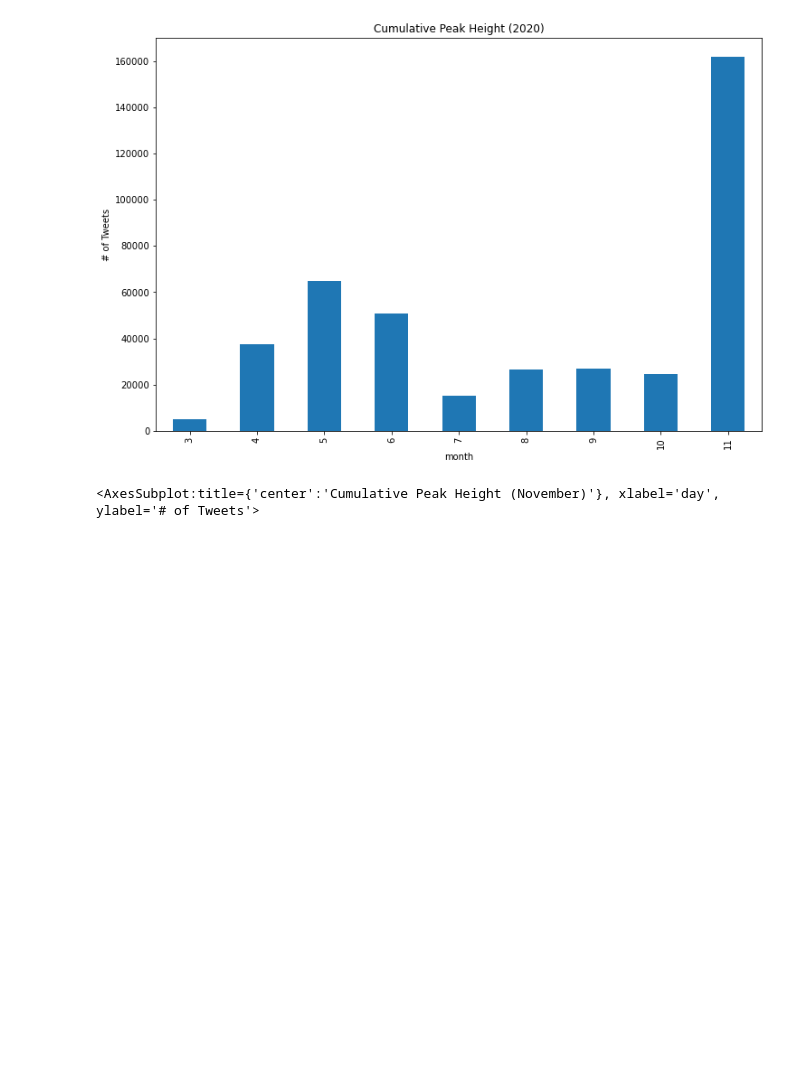
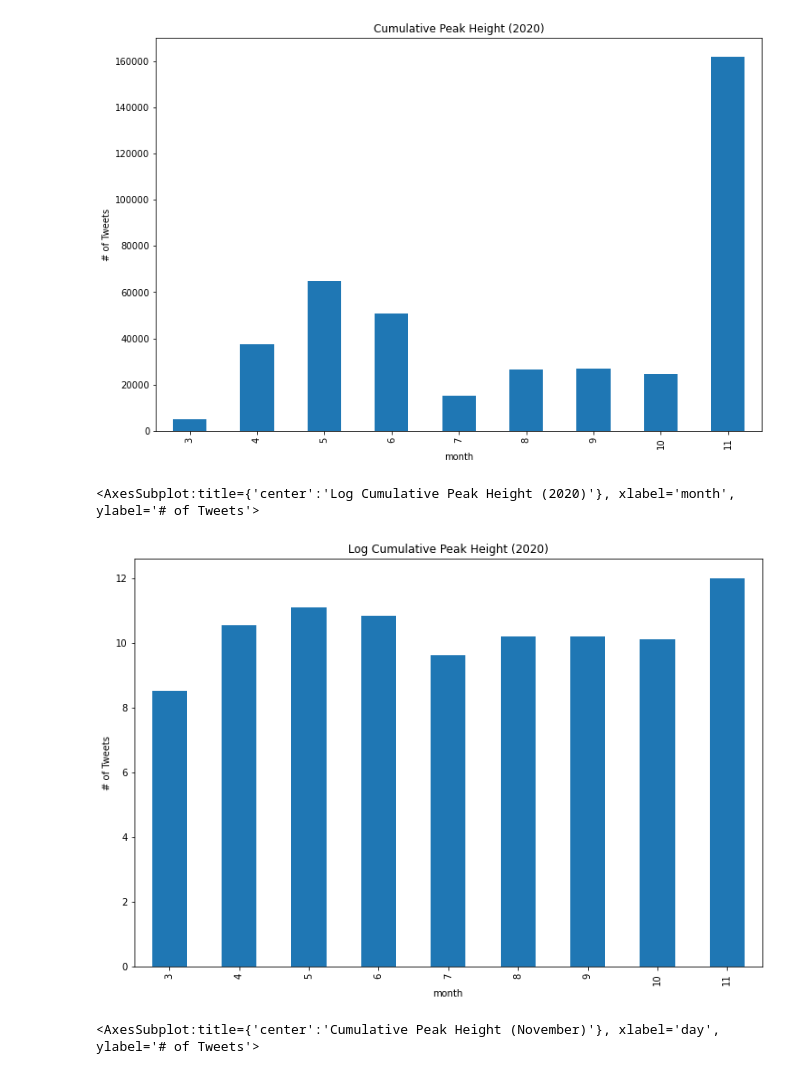
Before and after one commit to jlt10/hoaxy-misinfo, a Jupyter notebook: notebooks/ArticleFeatureCreation.ipynb, the cells around one changed output. Drawn from its saved outputs; the diff is of its cells as text; code cells hidden in the pictures; blank space fills up the shorter version.

```diff
--- a/notebooks/ArticleFeatureCreation.ipynb
+++ b/notebooks/ArticleFeatureCreation.ipynb
@@ -82,6 +93,17 @@ by_month_df["peak_height"].plot.bar(
 # %% [output]
 <AxesSubplot:title={'center':'Cumulative Peak Height (2020)'}, xlabel='month', ylabel='# of Tweets'>
 [figure]
+# %%
+log_by_month_df = by_month_df.copy()
+log_by_month_df["log_height"] = np.log(log_by_month_df.peak_height)
+log_by_month_df["log_height"].plot.bar(
+    title="Log Cumulative Peak Height (2020)",
+    ylabel="# of Tweets",
+    figsize=(12,8)
+)
+# %% [output]
+<AxesSubplot:title={'center':'Log Cumulative Peak Height (2020)'}, xlabel='month', ylabel='# of Tweets'>
+[figure, added]
 # %%
 nov_peaks_df = peaks_df[peaks_df.month == 11]
 nov_peaks_df = peaks_df.groupby("day").agg({"aid": "count", "peak_height": "sum"})
```
Also changed, not shown: parts of 1 cell of this notebook, 3 other files.
